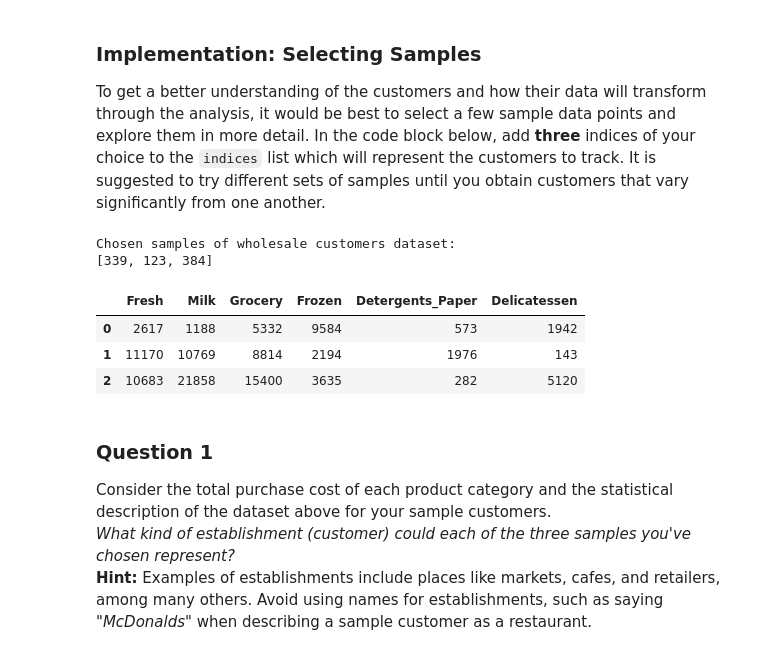
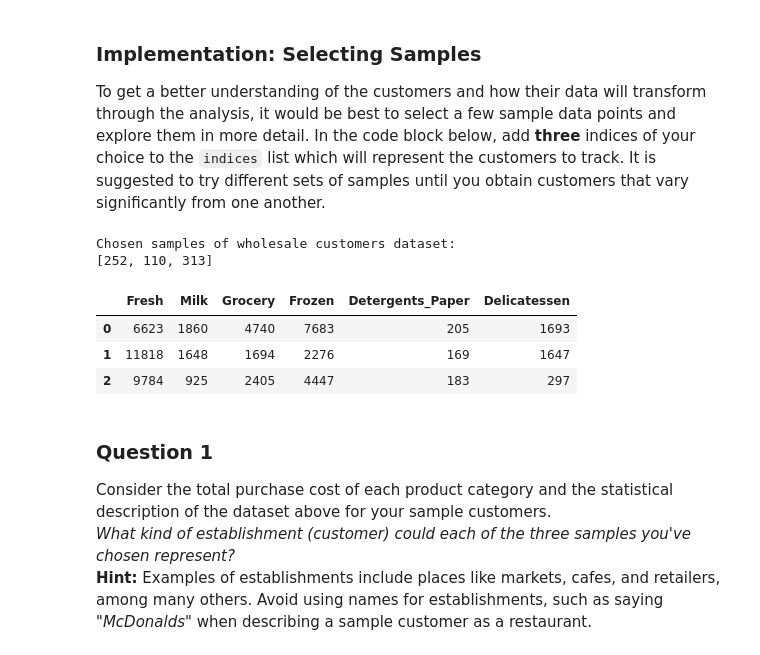
Before and after one commit to romth777/machine-learning, a Jupyter notebook: projects/customer_segments/customer_segments.ipynb, the cells around one changed output. Cells and saved outputs as stored; diff of their text form; code cells hidden in the pictures.

```diff
--- a/projects/customer_segments/customer_segments.ipynb
+++ b/projects/customer_segments/customer_segments.ipynb
@@ -61,20 +61,21 @@ To get a better understanding of the customers and how their data will transform
 # %%
 # TODO: Select three indices of your choice you wish to sample from the dataset
 import random
-indices = random.sample(range(data.shape[0]), 3)
+#indices = random.sample(range(data.shape[0]), 3)
+indices = [252, 110, 313]
 
 # Create a DataFrame of the chosen samples
 samples = pd.DataFrame(data.loc[indices], columns = data.keys()).reset_index(drop = True)
 print "Chosen samples of wholesale customers dataset:"
 print indices
 display(samples) # [252, 110, 313]
 # %% [output]
 Chosen samples of wholesale customers dataset:
-[339, 123, 384]
+[252, 110, 313]
 |  | Fresh | Milk | Grocery | Frozen | Detergents_Paper | Delicatessen |
-| 0 | 2617 | 1188 | 5332 | 9584 | 573 | 1942 |
-| 1 | 11170 | 10769 | 8814 | 2194 | 1976 | 143 |
-| 2 | 10683 | 21858 | 15400 | 3635 | 282 | 5120 |
+| 0 | 6623 | 1860 | 4740 | 7683 | 205 | 1693 |
+| 1 | 11818 | 1648 | 1694 | 2276 | 169 | 1647 |
+| 2 | 9784 | 925 | 2405 | 4447 | 183 | 297 |
 # %% [markdown]
 ### Question 1
 Consider the total purchase cost of each product category and the statistical description of the dataset above for your sample customers.
```
Also changed, not shown: parts of 24 cells of this notebook.
